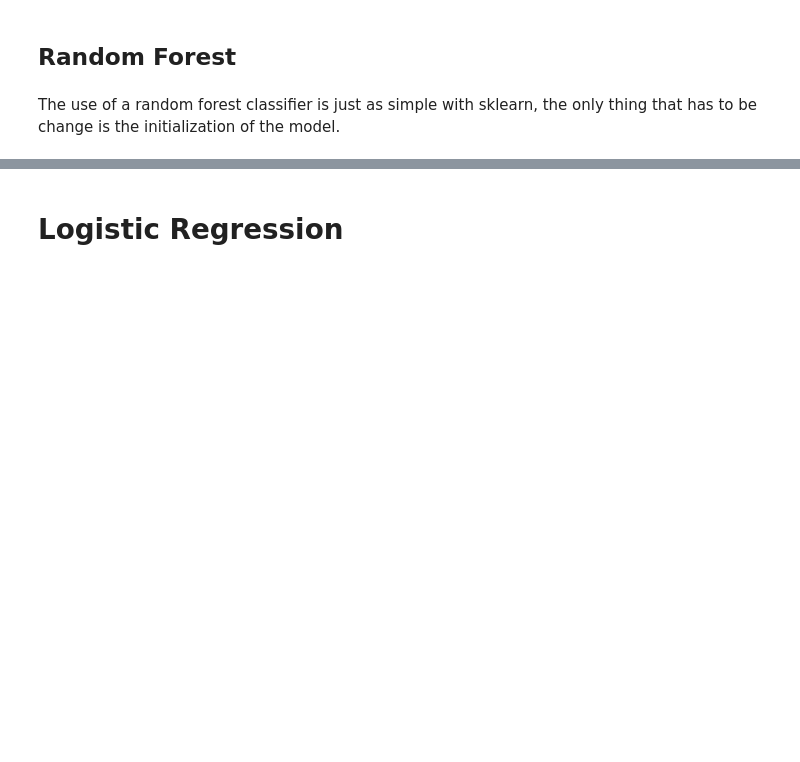
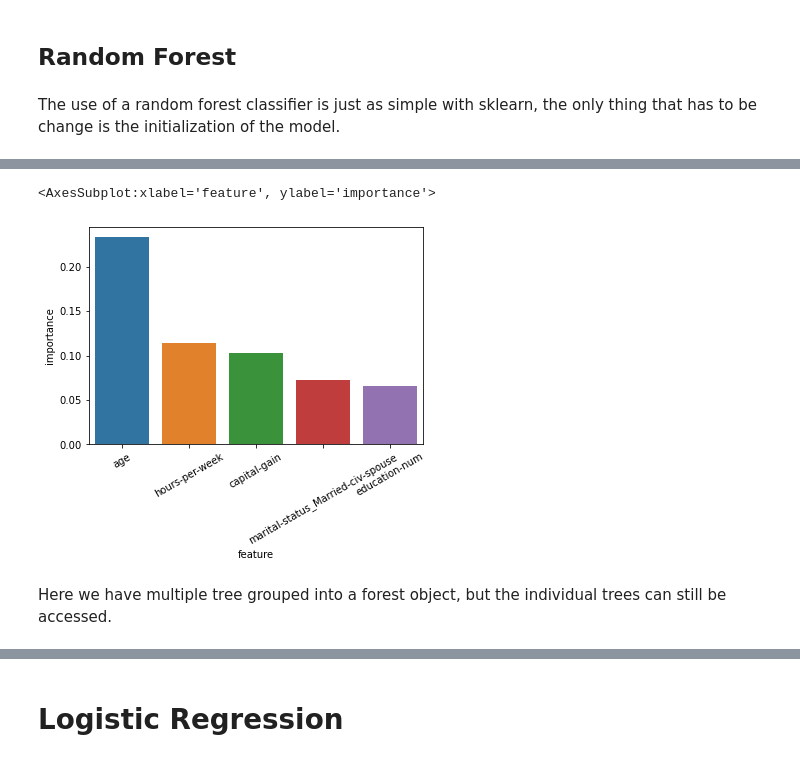
Before and after one commit to uashogeschoolutrecht/TMAI-MOD-22, a Jupyter notebook: week3/ml_models_demo.ipynb, the cells around one changed output, grey strips where cells are left out. Cells and saved outputs as stored; diff of their text form; code cells hidden in the pictures; blank space fills up the shorter version.

```diff
--- a/week3/ml_models_demo.ipynb
+++ b/week3/ml_models_demo.ipynb
@@ -144,0 +355,6 @@ df.head()
+# %%
+df = df.replace('?',np.nan)
+# %%
+df = df.dropna()
+# %%
+df = pd.get_dummies(df)
@@ -194,2 +441,2 @@ _ = plot_tree(single_tree)
 # %%
-rfc.feature_importances_
+df = pd.DataFrame({"feature":X_train.columns, "importance": rfc.feature_importances_}).sort_values("importance", ascending = False)
@@ -198,4 +478,8 @@ plt.bar(X_train.columns, rfc.feature_importances_)
 # %%
-plt.figure(figsize=(15, 15))
-plt.xticks(rotation=45)
-plt.bar(X_train.columns, rfc.feature_importances_)
+plt.xticks(rotation=30)
+sns.barplot(x = df.iloc[:5]["feature"], y = df.iloc[:5]["importance"])
+# %% [output]
+<AxesSubplot:xlabel='feature', ylabel='importance'>
+[figure, added]
+# %% [markdown]
+Here we have multiple tree grouped into a forest object, but the individual trees can still be accessed.
```
Also changed, not shown: parts of 91 cells of this notebook, 7 other files.
